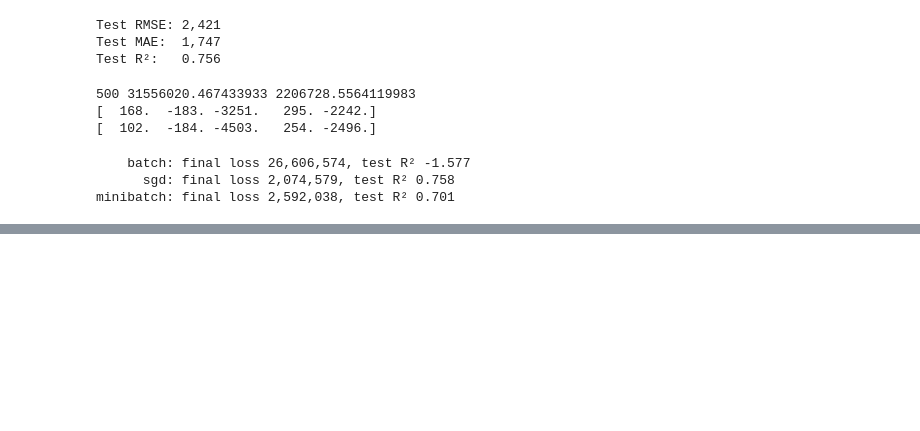
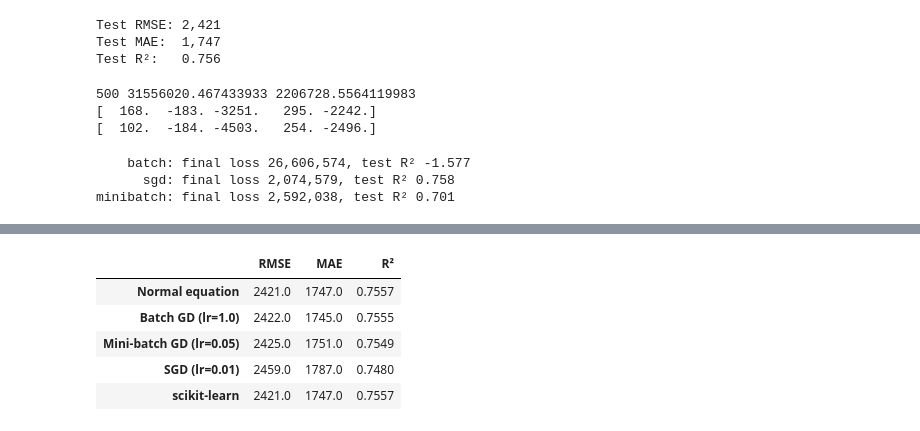
Before and after one commit to AydanEddieGonzalez/bart-ridership-regression, a Jupyter notebook: notebooks/02_experiments.ipynb, the cells around one changed output, grey strips where cells are left out. Drawn from its saved outputs; the diff is of its cells as text; code cells hidden in the pictures; blank space fills up the shorter version.

```diff
--- a/notebooks/02_experiments.ipynb
+++ b/notebooks/02_experiments.ipynb
@@ -140,0 +215,26 @@ minibatch: final loss 2,592,038, test R² 0.701
+# %%
+final_models = {
+    "Normal equation": model,
+    "Batch GD (lr=1.0)": LinearRegressionGD(lr=1.0, epochs=300, method="batch").fit(X_train, y_train),
+    "Mini-batch GD (lr=0.05)": LinearRegressionGD(lr=0.05, epochs=100, method="minibatch", seed=0).fit(X_train, y_train),
+    "SGD (lr=0.01)": LinearRegressionGD(lr=0.01, epochs=100, method="sgd", seed=0).fit(X_train, y_train),
+    "scikit-learn": sk,
+}
+
+results = pd.DataFrame({
+    name: {
+        "RMSE": rmse(y_test, m.predict(X_test)),
+        "MAE": mae(y_test, m.predict(X_test)),
+        "R²": r2(y_test, m.predict(X_test)),
+    }
+    for name, m in final_models.items()
+}).T
+
+results.round({"RMSE": 0, "MAE": 0, "R²": 4})
+# %% [output]
+|  | RMSE | MAE | R² |
+| Normal equation | 2421.0 | 1747.0 | 0.7557 |
+| Batch GD (lr=1.0) | 2422.0 | 1745.0 | 0.7555 |
+| Mini-batch GD (lr=0.05) | 2425.0 | 1751.0 | 0.7549 |
+| SGD (lr=0.01) | 2459.0 | 1787.0 | 0.7480 |
+| scikit-learn | 2421.0 | 1747.0 | 0.7557 |
```
Also changed, not shown: parts of 3 cells of this notebook, 2 other files.
